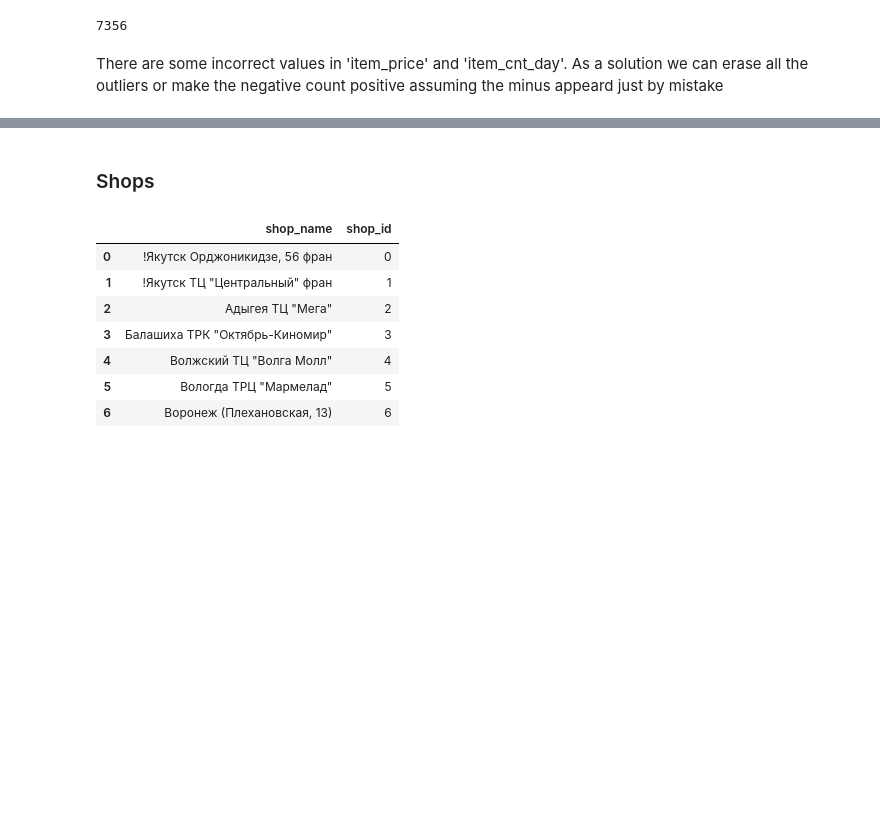
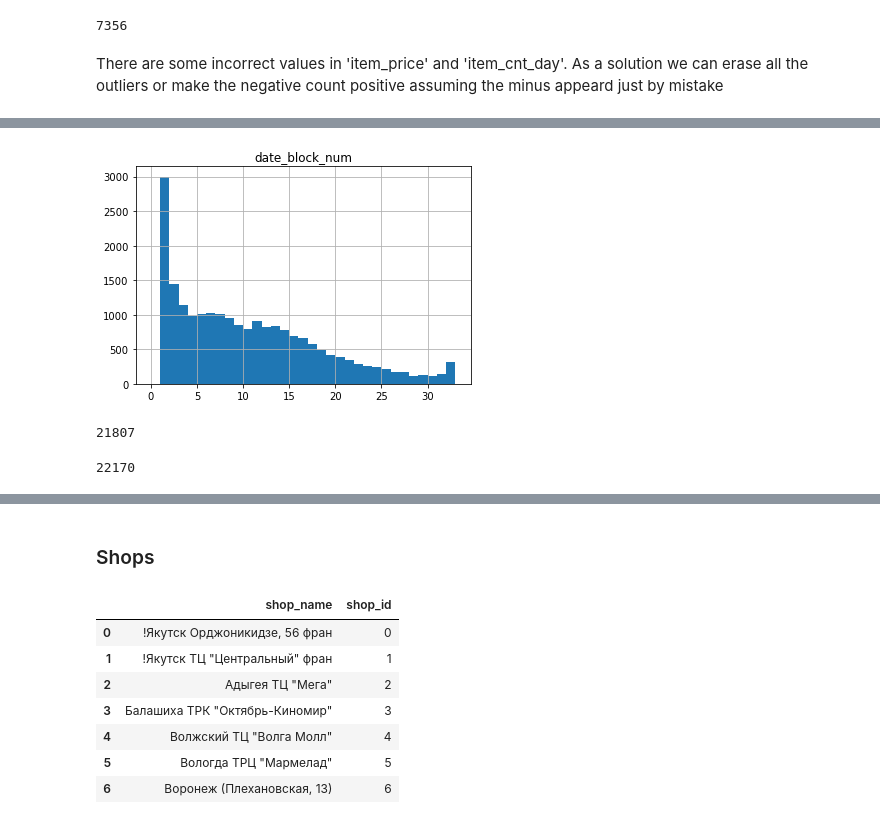
Before and after one commit to charlyrs/epam_mentorship, a Jupyter notebook: notebooks/EDA.ipynb, the cells around one changed output, grey strips where cells are left out. Drawn from its saved outputs; the diff is of its cells as text; code cells hidden in the pictures; blank space fills up the shorter version.

```diff
--- a/notebooks/EDA.ipynb
+++ b/notebooks/EDA.ipynb
@@ -103,0 +171,4 @@ There are some incorrect values in 'item_price' and 'item_cnt_day'. As a solutio
+# %%
+month_count_item = pd.DataFrame(sales.groupby(['item_id', 'date_block_num'])['item_cnt_day'].sum()).reset_index(level = [0,1])
+# %%
+month_count_item.columns = ['item_id', 'date_block_num', 'item_cnt_month']
@@ -103,0 +246,14 @@ There are some incorrect values in 'item_price' and 'item_cnt_day'. As a solutio
+# %%
+item_month = pd.DataFrame(month_count_item.groupby('item_id')['date_block_num'].count())
+item_month.hist(bins = list(range(34)))
+plt.show()
+# %% [output]
+[figure, added]
+# %%
+len(item_month)
+# %% [output]
+21807
+# %%
+len(items)
+# %% [output]
+22170
```
Also changed, not shown: parts of 24 cells of this notebook.
